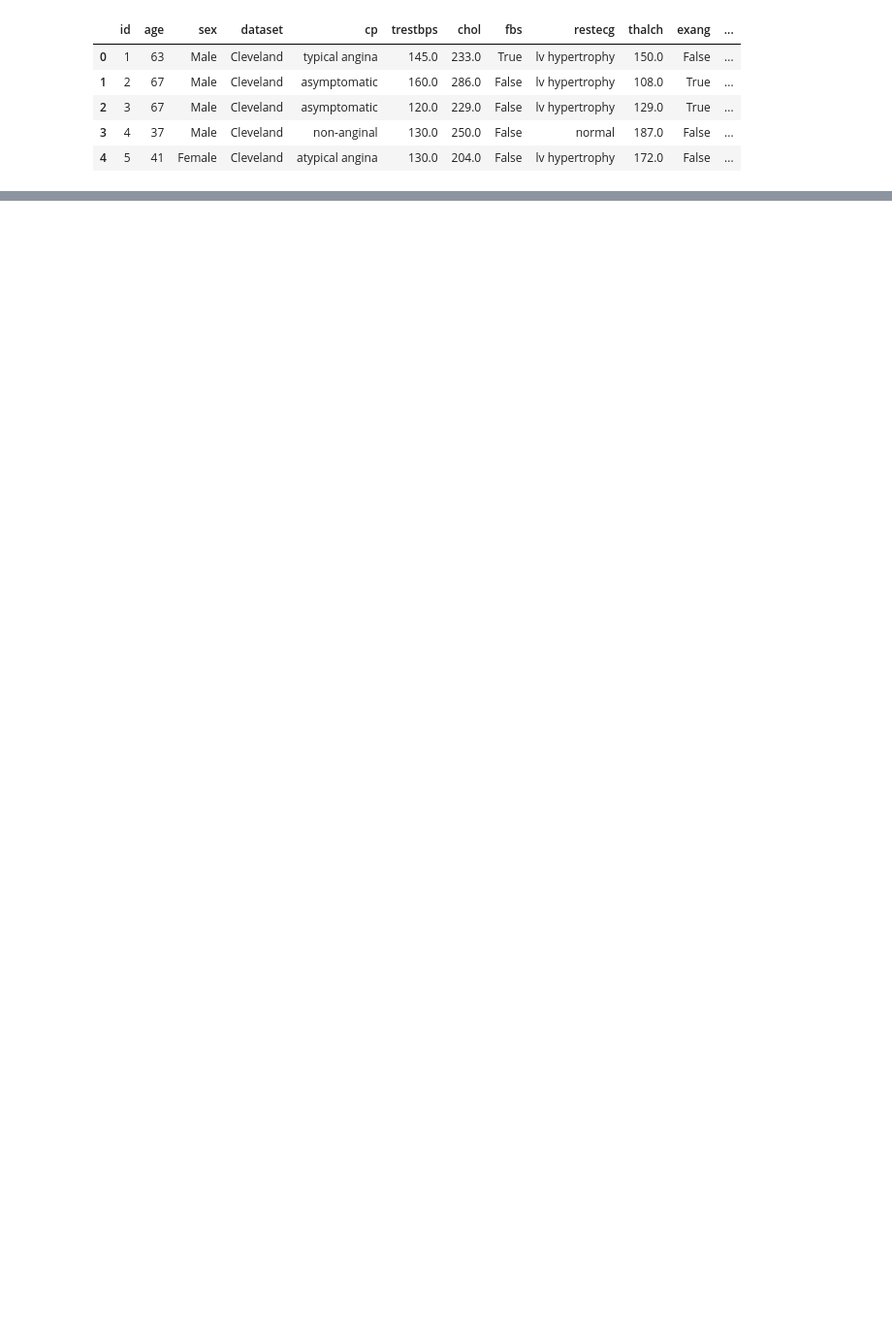
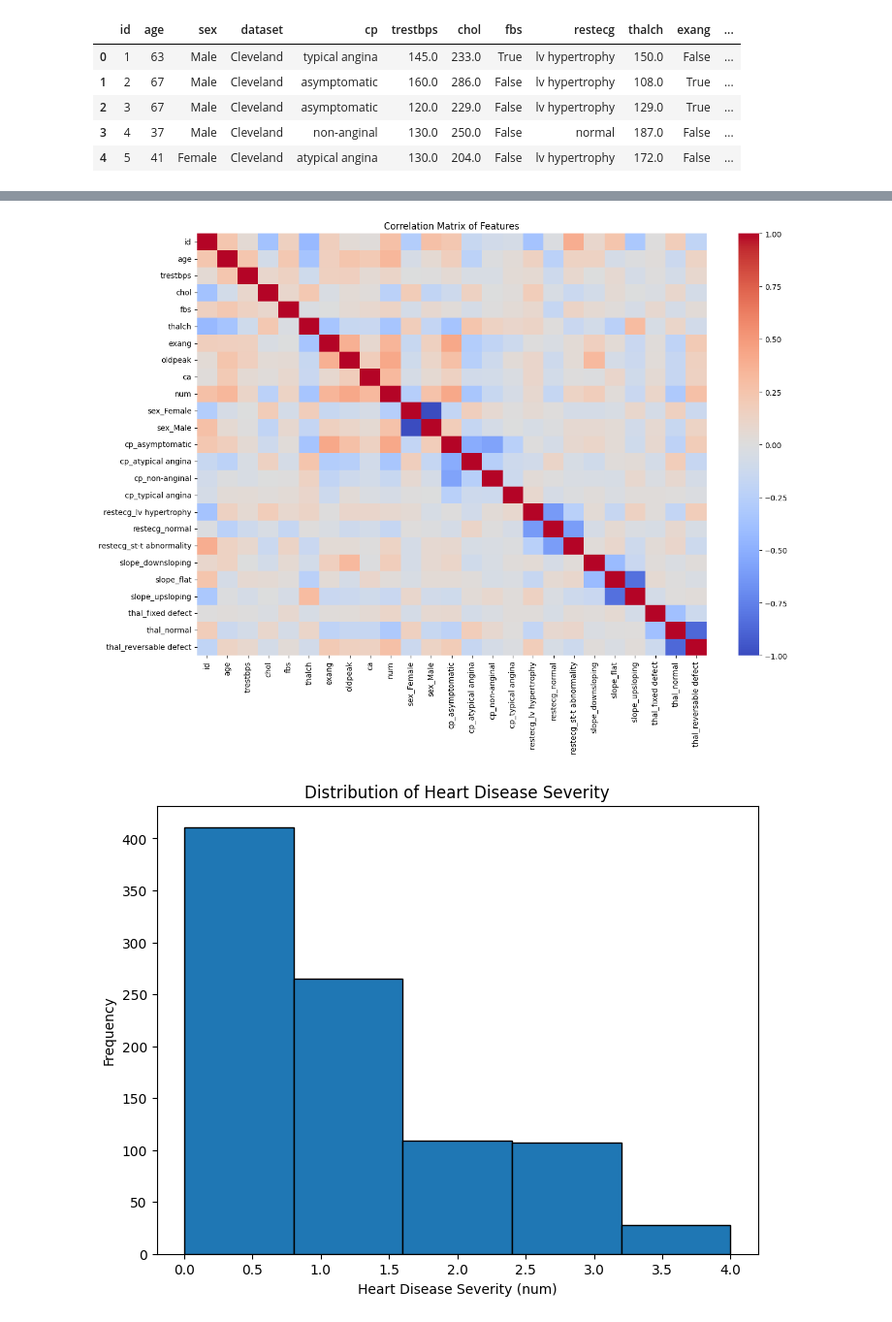
Before and after one commit to abubakarp789/Machine-Learning-Fellowship-GDGoC-FAST-Peshawar, a Jupyter notebook: Task 3/Task#03.ipynb, the cells around one changed output, grey strips where cells are left out. Shown at 97% size. Drawn from its saved outputs; the diff is of its cells as text; code cells hidden in the pictures; blank space fills up the shorter version.

```diff
--- a/Task 3/Task#03.ipynb
+++ b/Task 3/Task#03.ipynb
@@ -55,8 +14,3 @@ memory usage: 115.1+ KB
-# %%
-# Drop duplicate rows across all columns
-heart_data = heart_data.drop_duplicates()
-# %%
-heart_data = heart_data.dropna()
 # %%
 heart_data.info()
 # %% [output]
@@ -118,0 +65,19 @@ y = heart_data['num']
+# %%
+import pandas as pd
+
+# Check for missing values
+missing_values = heart_data.isnull().sum()
+print("Missing values per column:\n", missing_values)
+
+# Handle missing values (if any)
+# Example: Imputing missing values with the mean for numerical features
+for column in heart_data.columns:
+    if heart_data[column].isnull().any():
+        if pd.api.types.is_numeric_dtype(heart_data[column]):
+            heart_data.loc[:, column] = heart_data[column].fillna(heart_data[column].mean())
+        else:
+            heart_data.loc[:, column] = heart_data[column].fillna(heart_data[column].mode()[0])
+
+# Verify if missing values are handled
+missing_values_after_handling = heart_data.isnull().sum()
+print("\nMissing values after handling:\n", missing_values_after_handling)
@@ -119 +139,25 @@ y = heart_data['num']
+# %%
+import matplotlib.pyplot as plt
+import seaborn as sns
+
+# Remove the 'dataset' column before calculating the correlation matrix
+df_encoded_scaled_no_dataset = df_encoded_scaled.drop('dataset', axis=1)
+
+# Correlation Heatmap
+plt.figure(figsize=(15, 10))
+correlation_matrix = df_encoded_scaled_no_dataset.corr()
+sns.heatmap(correlation_matrix, annot=False, cmap='coolwarm', fmt=".2f")
+plt.title('Correlation Matrix of Features')
+plt.show()
+
+# Histogram of Target Variable
+plt.figure(figsize=(8, 6))
+plt.hist(df_encoded_scaled_no_dataset['num'], bins=5, edgecolor='black')
+plt.title('Distribution of Heart Disease Severity')
+plt.xlabel('Heart Disease Severity (num)')
+plt.ylabel('Frequency')
+plt.show()
+# %% [output]
+[figure, added]
+[figure, added]
 # %%
```
Also changed, not shown: parts of 25 cells of this notebook, 3 other files.
